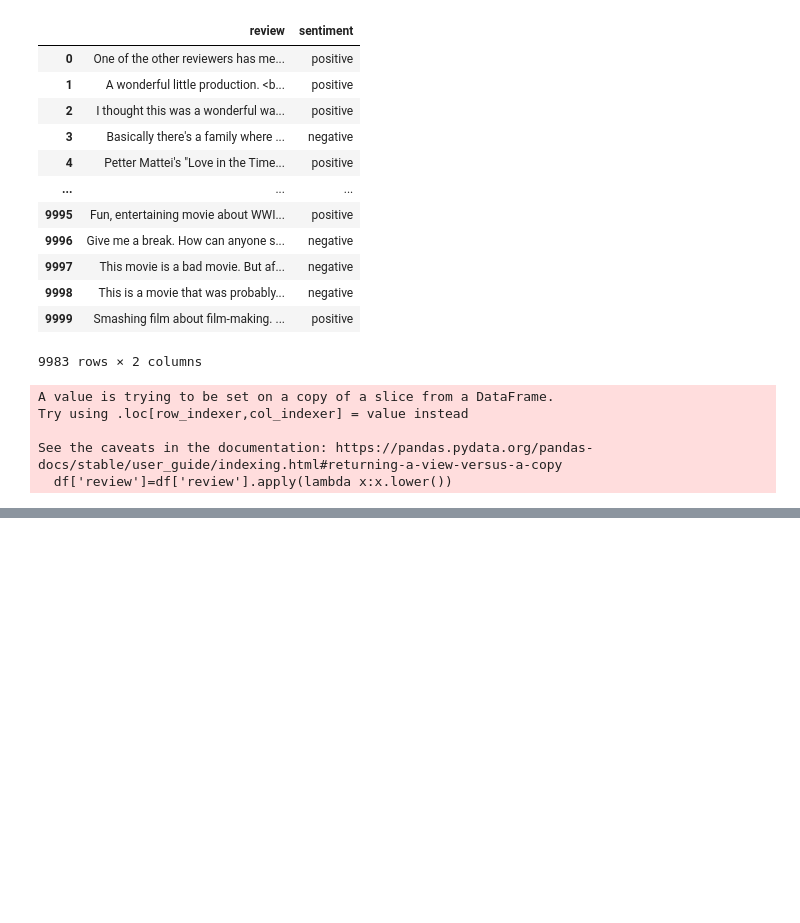
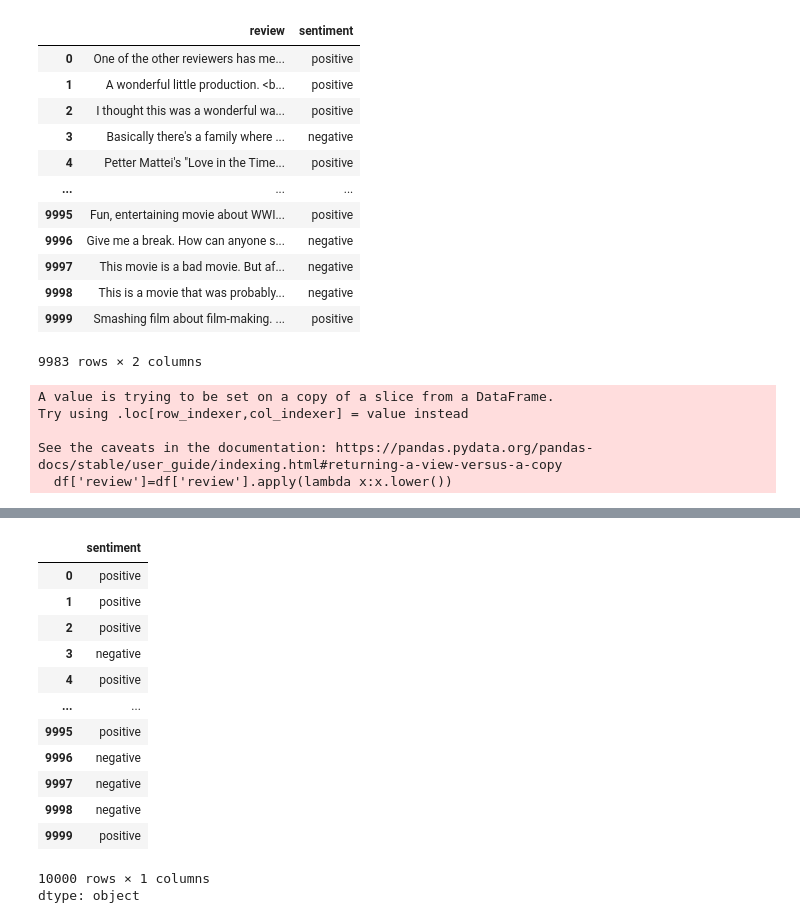
Before and after one commit to Aaaaddddyyyyyyyy/Natural_Language_Processing-NLP-, a Jupyter notebook: Text_classification.ipynb, the cells around one changed output, grey strips where cells are left out. Drawn from its saved outputs; the diff is of its cells as text; code cells hidden in the pictures; blank space fills up the shorter version.

```diff
--- a/Text_classification.ipynb
+++ b/Text_classification.ipynb
@@ -90,0 +139,17 @@ from nltk.corpus import stopwords
+# %%
+y
+# %% [output]
+|  | sentiment |
+| 0 | positive |
+| 1 | positive |
+| 2 | positive |
+| 3 | negative |
+| 4 | positive |
+| ... | ... |
+| 9995 | positive |
+| 9996 | negative |
+| 9997 | negative |
+| 9998 | negative |
+| 9999 | positive |
+10000 rows × 1 columns
+dtype: object
```
Also changed, not shown: parts of 6 cells of this notebook.
